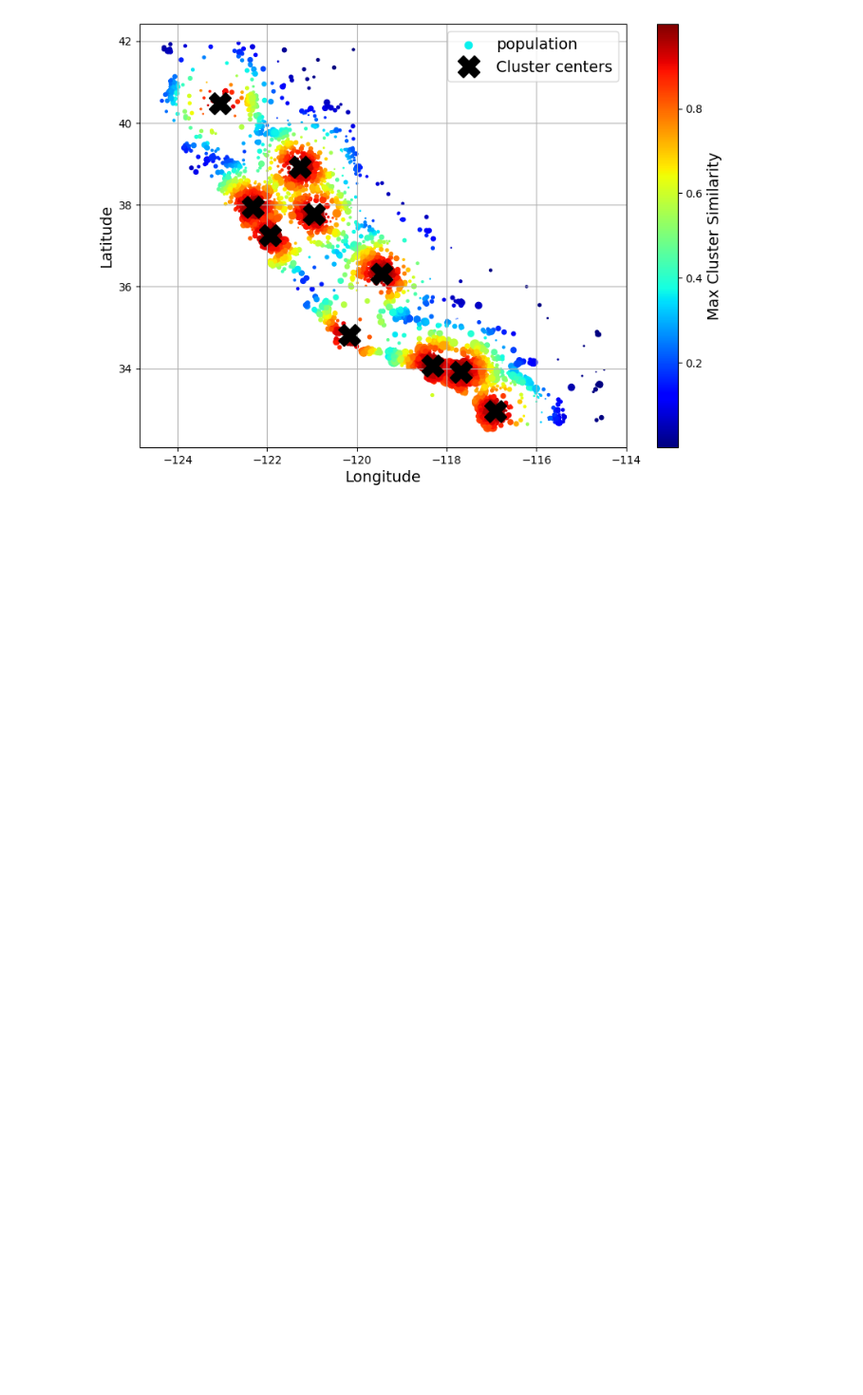
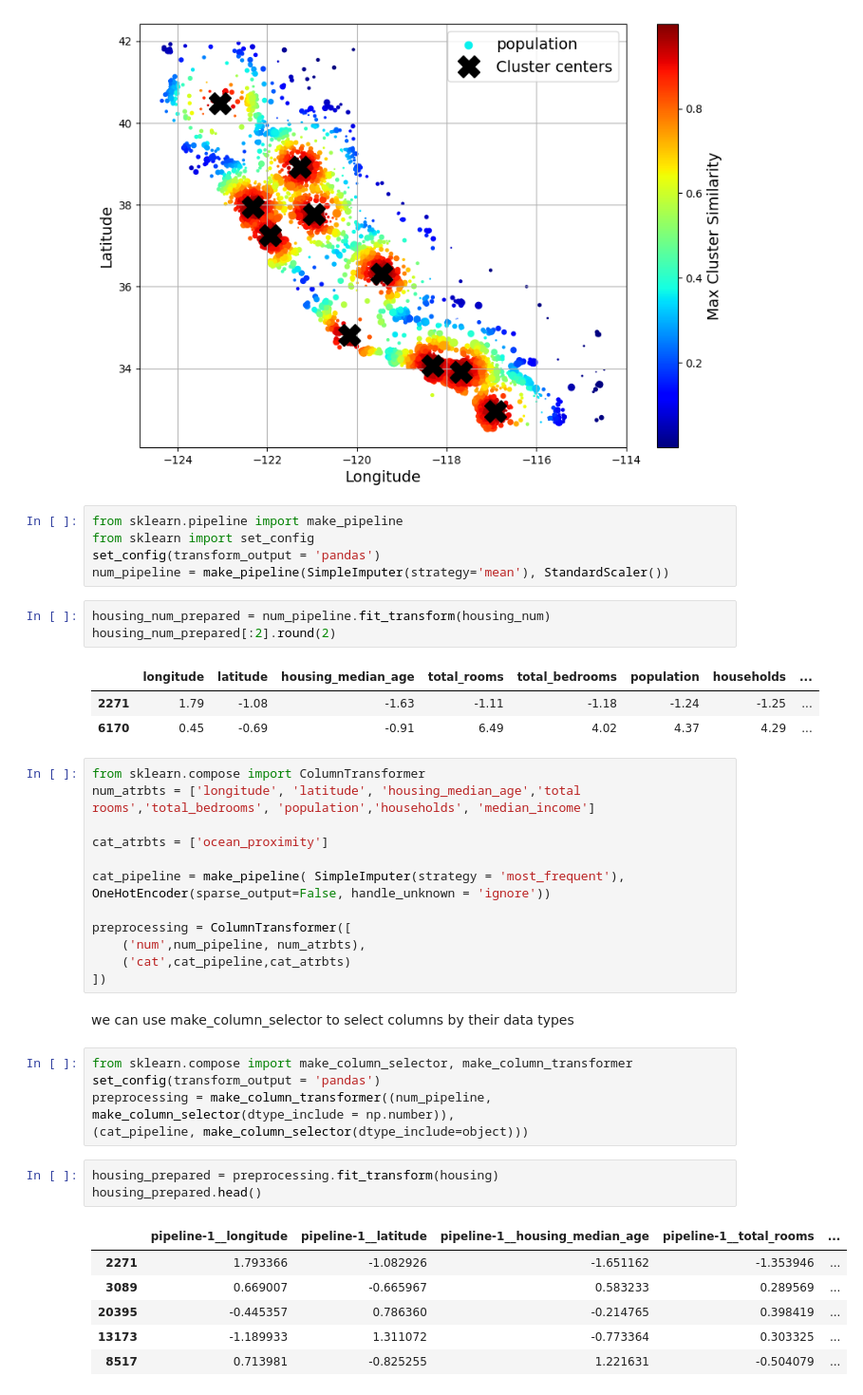
Before and after one commit to hassin070/hands_on_ML_, a Jupyter notebook: chapter_2.ipynb, the cells around one changed output. Shown at 95% size. Saved outputs shown, nothing was run; the diff lists cells and outputs as text; blank space fills up the shorter version.

```diff
--- a/chapter_2.ipynb
+++ b/chapter_2.ipynb
@@ -633,3 +630,44 @@ plt.legend(loc="upper right")
 # %% [output]
 <matplotlib.legend.Legend at 0x...>
 [figure]
+# %%
+from sklearn.pipeline import make_pipeline
+from sklearn import set_config
+set_config(transform_output = 'pandas')
+num_pipeline = make_pipeline(SimpleImputer(strategy='mean'), StandardScaler())
+# %%
+housing_num_prepared = num_pipeline.fit_transform(housing_num)
+housing_num_prepared[:2].round(2)
+# %% [output]
+|  | longitude | latitude | housing_median_age | total_rooms | total_bedrooms | population | households | ... |
+| 2271 | 1.79 | -1.08 | -1.63 | -1.11 | -1.18 | -1.24 | -1.25 | ... |
+| 6170 | 0.45 | -0.69 | -0.91 | 6.49 | 4.02 | 4.37 | 4.29 | ... |
+# %%
+from sklearn.compose import ColumnTransformer
+num_atrbts = ['longitude', 'latitude', 'housing_median_age','total rooms','total_bedrooms', 'population','households', 'median_income']
+
+cat_atrbts = ['ocean_proximity']
+
+cat_pipeline = make_pipeline( SimpleImputer(strategy = 'most_frequent'), OneHotEncoder(sparse_output=False, handle_unknown = 'ignore'))
+
+preprocessing = ColumnTransformer([
+    ('num',num_pipeline, num_atrbts),
+    ('cat',cat_pipeline,cat_atrbts)
+])
+# %% [markdown]
+we can use make_column_selector to select columns by their data types
+# %%
+from sklearn.compose import make_column_selector, make_column_transformer
+set_config(transform_output = 'pandas')
+preprocessing = make_column_transformer((num_pipeline, make_column_selector(dtype_include = np.number)),
+(cat_pipeline, make_column_selector(dtype_include=object)))
+# %%
+housing_prepared = preprocessing.fit_transform(housing)
+housing_prepared.head()
+# %% [output]
+|  | pipeline-1__longitude | pipeline-1__latitude | pipeline-1__housing_median_age | pipeline-1__total_rooms | ... |
+| 2271 | 1.793366 | -1.082926 | -1.651162 | -1.353946 | ... |
+| 3089 | 0.669007 | -0.665967 | 0.583233 | 0.289569 | ... |
+| 20395 | -0.445357 | 0.786360 | -0.214765 | 0.398419 | ... |
+| 13173 | -1.189933 | 1.311072 | -0.773364 | 0.303325 | ... |
+| 8517 | 0.713981 | -0.825255 | 1.221631 | -0.504079 | ... |
```
Also changed, not shown: parts of 8 cells of this notebook.
